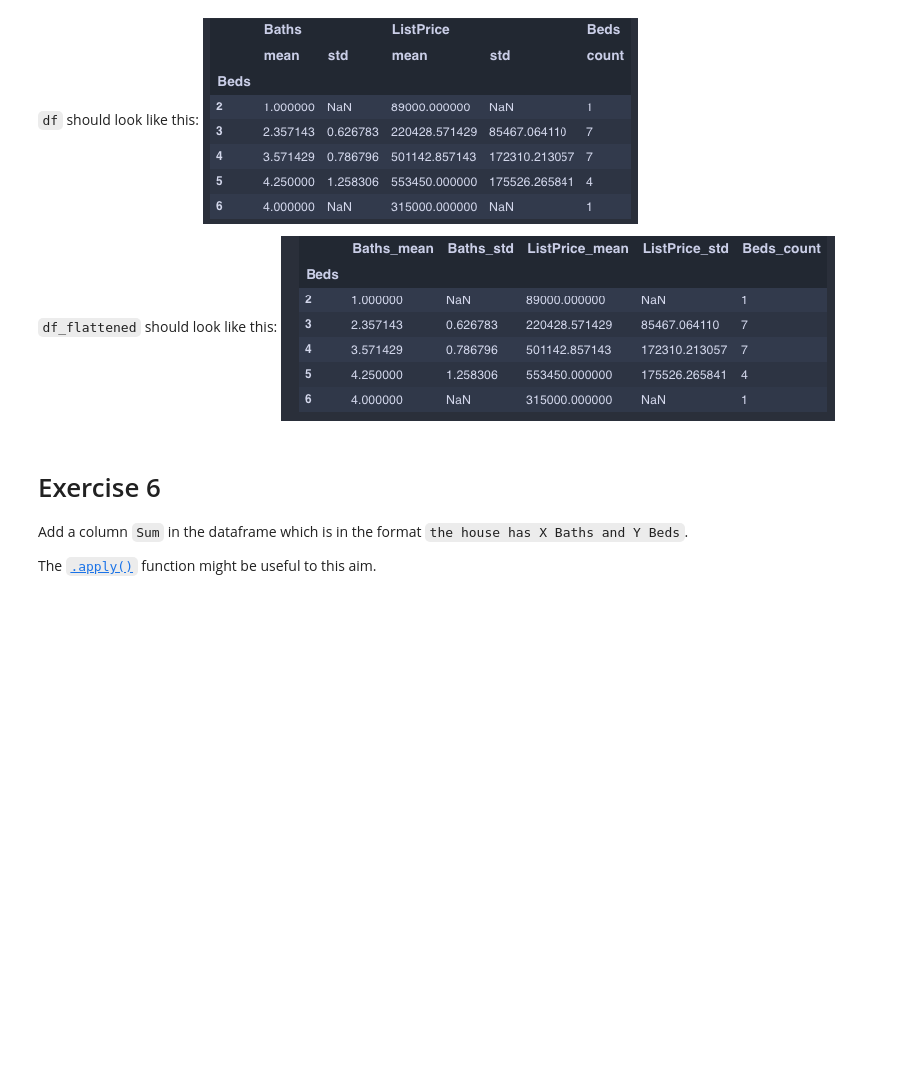
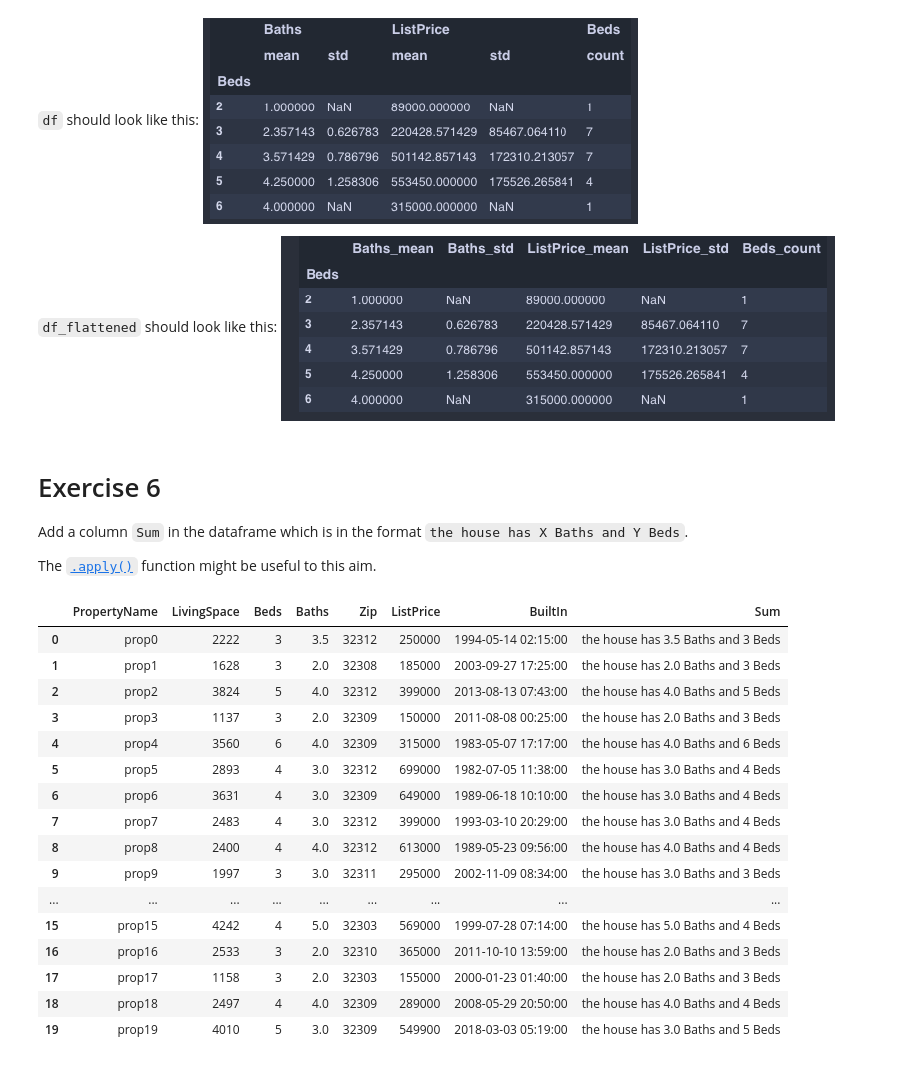
Before and after one commit to persello/daml-notebooks, a Jupyter notebook: 09/python-pandas.ipynb, the cells around one changed output. Saved outputs shown, nothing was run; the diff lists cells and outputs as text; code cells hidden in the pictures; blank space fills up the shorter version.

```diff
--- a/09/python-pandas.ipynb
+++ b/09/python-pandas.ipynb
@@ -244,13 +244,29 @@ The [`.apply()`](https://pandas.pydata.org/pandas-docs/stable/reference/api/pand
 # %%
 
 def beds_plus_baths(x):
-    # YOUR CODE HERE
-    raise NotImplementedError()
+    return f"the house has {x['Baths']} Baths and {x['Beds']} Beds"
 
 df = df_origin.copy()
 df['Sum'] = None
-# YOUR CODE HERE
-raise NotImplementedError()
+df['Sum'] = df.apply(beds_plus_baths, axis=1)
 display(df)
+# %% [output]
+|  | PropertyName | LivingSpace | Beds | Baths | Zip | ListPrice | BuiltIn | Sum |
+| 0 | prop0 | 2222 | 3 | 3.5 | 32312 | 250000 | 1994-05-14 02:15:00 | the house has 3.5 Baths and 3 Beds |
+| 1 | prop1 | 1628 | 3 | 2.0 | 32308 | 185000 | 2003-09-27 17:25:00 | the house has 2.0 Baths and 3 Beds |
+| 2 | prop2 | 3824 | 5 | 4.0 | 32312 | 399000 | 2013-08-13 07:43:00 | the house has 4.0 Baths and 5 Beds |
+| 3 | prop3 | 1137 | 3 | 2.0 | 32309 | 150000 | 2011-08-08 00:25:00 | the house has 2.0 Baths and 3 Beds |
+| 4 | prop4 | 3560 | 6 | 4.0 | 32309 | 315000 | 1983-05-07 17:17:00 | the house has 4.0 Baths and 6 Beds |
+| 5 | prop5 | 2893 | 4 | 3.0 | 32312 | 699000 | 1982-07-05 11:38:00 | the house has 3.0 Baths and 4 Beds |
+| 6 | prop6 | 3631 | 4 | 3.0 | 32309 | 649000 | 1989-06-18 10:10:00 | the house has 3.0 Baths and 4 Beds |
+| 7 | prop7 | 2483 | 4 | 3.0 | 32312 | 399000 | 1993-03-10 20:29:00 | the house has 3.0 Baths and 4 Beds |
+| 8 | prop8 | 2400 | 4 | 4.0 | 32312 | 613000 | 1989-05-23 09:56:00 | the house has 4.0 Baths and 4 Beds |
+| 9 | prop9 | 1997 | 3 | 3.0 | 32311 | 295000 | 2002-11-09 08:34:00 | the house has 3.0 Baths and 3 Beds |
+| ... | ... | ... | ... | ... | ... | ... | ... | ... |
+| 15 | prop15 | 4242 | 4 | 5.0 | 32303 | 569000 | 1999-07-28 07:14:00 | the house has 5.0 Baths and 4 Beds |
+| 16 | prop16 | 2533 | 3 | 2.0 | 32310 | 365000 | 2011-10-10 13:59:00 | the house has 2.0 Baths and 3 Beds |
+| 17 | prop17 | 1158 | 3 | 2.0 | 32303 | 155000 | 2000-01-23 01:40:00 | the house has 2.0 Baths and 3 Beds |
+| 18 | prop18 | 2497 | 4 | 4.0 | 32309 | 289000 | 2008-05-29 20:50:00 | the house has 4.0 Baths and 4 Beds |
+| 19 | prop19 | 4010 | 5 | 3.0 | 32309 | 549900 | 2018-03-03 05:19:00 | the house has 3.0 Baths and 5 Beds |
 # %%
 assert df['Sum'].values[15] == 'the house has 5.0 Baths and 4 Beds'
```
Also changed, not shown: parts of 1 cell of this notebook.
